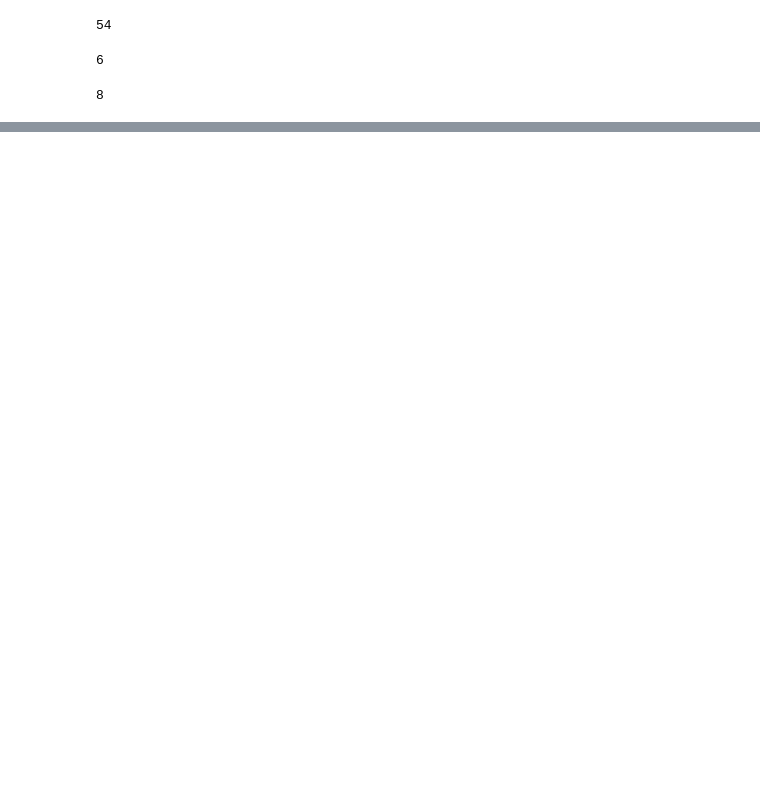
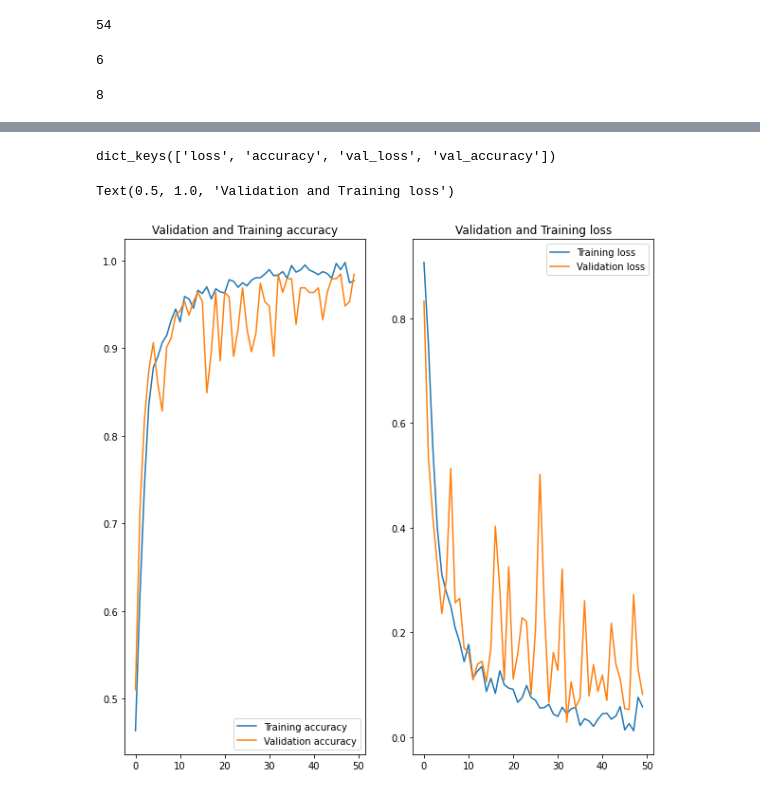
Before and after one commit to Micky373/potato_disease_classification_using_deep_learning, a Jupyter notebook: notebooks/EDA.ipynb, the cells around one changed output, grey strips where cells are left out. Drawn from its saved outputs; the diff is of its cells as text; code cells hidden in the pictures; blank space fills up the shorter version.

Commit message:
Finish training and saving the model

```diff
--- a/notebooks/EDA.ipynb
+++ b/notebooks/EDA.ipynb
@@ -94,5 +123,5 @@ test_image_batch,labels = train_ds.take(1)
 # %%
-input_shape = (BATCH_SIZE,IMG_SIZE,IMG_SIZE,CHANNELS)
+input_shape = (batch,img_size,img_size,channels)
 n_classes = 3
 
 model = models.Sequential([
@@ -112,5 +141,7 @@ model = models.Sequential([
     layers.MaxPooling2D((2,2)),
     layers.Flatten(),
     layers.Dense(64,activation = 'relu'),
-    layers.Dense(n_classe,activation = 'softmax')
+    layers.Dense(n_classes,activation = 'softmax')
 ])
+
+model.build(input_shape = input_shape)
@@ -118,0 +168,14 @@ NameError: name 'CHANNELS' is not defined
+# %%
+model.compile(
+    optimizer = 'adam',
+    loss = losses.SparseCategoricalCrossentropy(from_logits=False),
+    metrics = ['accuracy']
+)
+# %%
+history = model.fit(
+    train_ds,
+    epochs = EPOCHS,
+    batch_size = BATCH_SIZE,
+    verbose = 1,
+    validation_data = val_ds
+)
@@ -118,0 +200,26 @@ NameError: name 'CHANNELS' is not defined
+# %%
+history.history.keys()
+# %% [output]
+dict_keys(['loss', 'accuracy', 'val_loss', 'val_accuracy'])
+# %%
+acc = history.history['accuracy']
+val_acc = history.history['val_accuracy']
+
+loss = history.history['loss']
+val_loss = history.history['val_loss']
+# %%
+plt.figure(figsize=(10,10))
+plt.subplot(1,2,1)
+plt.plot(range(EPOCHS),acc,label='Training accuracy')
+plt.plot(range(EPOCHS),val_acc, label='Validation accuracy')
+plt.legend(loc='lower right')
+plt.title('Validation and Training accuracy')
+
+plt.subplot(1,2,2)
+plt.plot(range(EPOCHS),loss,label='Training loss')
+plt.plot(range(EPOCHS),val_loss, label='Validation loss')
+plt.legend(loc='upper right')
+plt.title('Validation and Training loss')
+# %% [output]
+Text(0.5, 1.0, 'Validation and Training loss')
+[figure, added]
```
Also changed, not shown: parts of 21 cells of this notebook, 12 other files.
